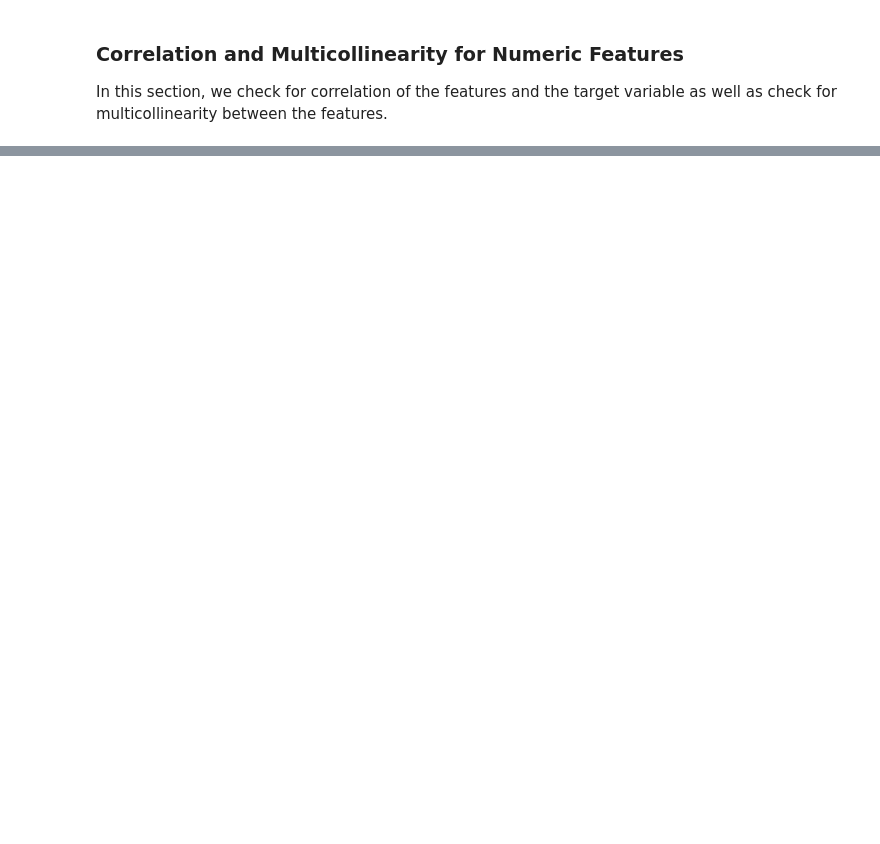
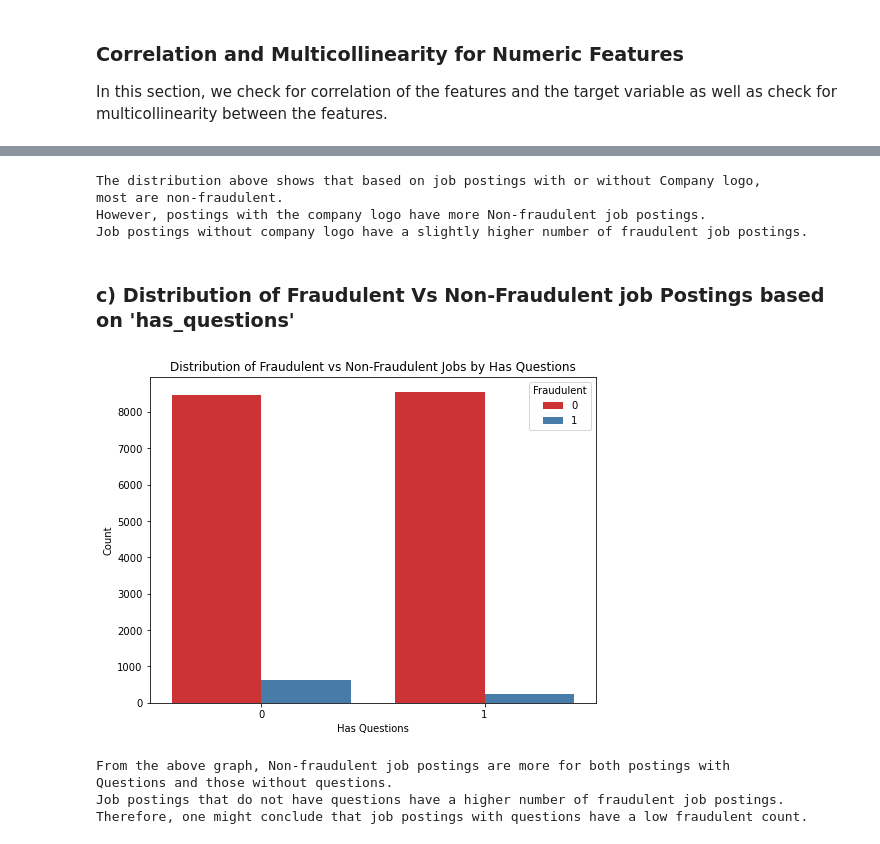
Before and after one commit to Mau-Wambugu/Phase_3_PROJECT, a Jupyter notebook: Real_Vs_Fake_Job_Prediction.ipynb, the cells around one changed output, grey strips where cells are left out. Cells and saved outputs as stored; diff of their text form; code cells hidden in the pictures; blank space fills up the shorter version.

```diff
--- a/Real_Vs_Fake_Job_Prediction.ipynb
+++ b/Real_Vs_Fake_Job_Prediction.ipynb
@@ -368,0 +425,33 @@ print(f"ROC-AUC: {roc_auc_score(y_test, best_gb.predict_proba(X_test)[:, 1]):.4f
+# %%
+print("""The distribution above shows that based on job postings with or without Company logo,
+most are non-fraudulent.
+However, postings with the company logo have more Non-fraudulent job postings.
+Job postings without company logo have a slightly higher number of fraudulent job postings.""")
+# %% [output]
+The distribution above shows that based on job postings with or without Company logo,
+most are non-fraudulent.
+However, postings with the company logo have more Non-fraudulent job postings.
+Job postings without company logo have a slightly higher number of fraudulent job postings.
+# %% [markdown]
+### c) Distribution of Fraudulent Vs Non-Fraudulent job Postings based on 'has_questions'
+# %%
+# Plot distribution based on 'has_questions'
+plt.figure(figsize=(8, 6))
+sns.countplot(x='has_questions', hue='fraudulent', data=data, palette='Set1')
+plt.title('Distribution of Fraudulent vs Non-Fraudulent Jobs by Has Questions')
+plt.xlabel('Has Questions')
+plt.ylabel('Count')
+plt.legend(title='Fraudulent')
+plt.show()
+# %% [output]
+[figure, added]
+# %%
+print("""From the above graph, Non-fraudulent job postings are more for both postings with
+Questions and those without questions.
+Job postings that do not have questions have a higher number of fraudulent job postings.
+Therefore, one might conclude that job postings with questions have a low fraudulent count.""")
+# %% [output]
+From the above graph, Non-fraudulent job postings are more for both postings with
+Questions and those without questions.
+Job postings that do not have questions have a higher number of fraudulent job postings.
+Therefore, one might conclude that job postings with questions have a low fraudulent count.
```
Also changed, not shown: parts of 54 cells of this notebook, 1 other file.
